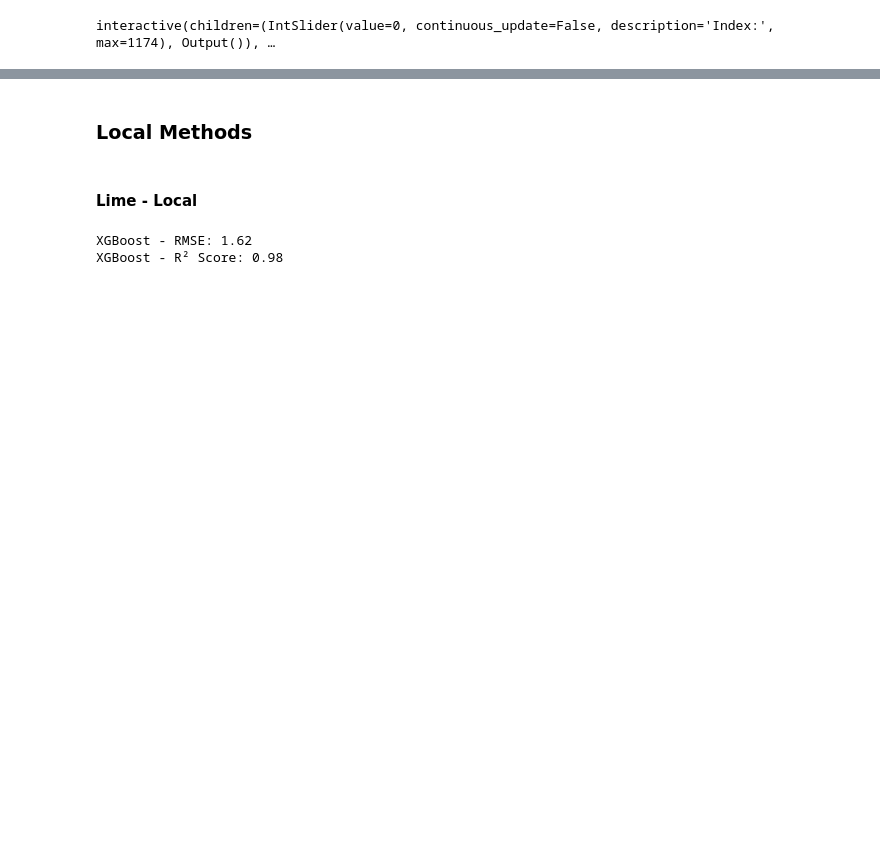
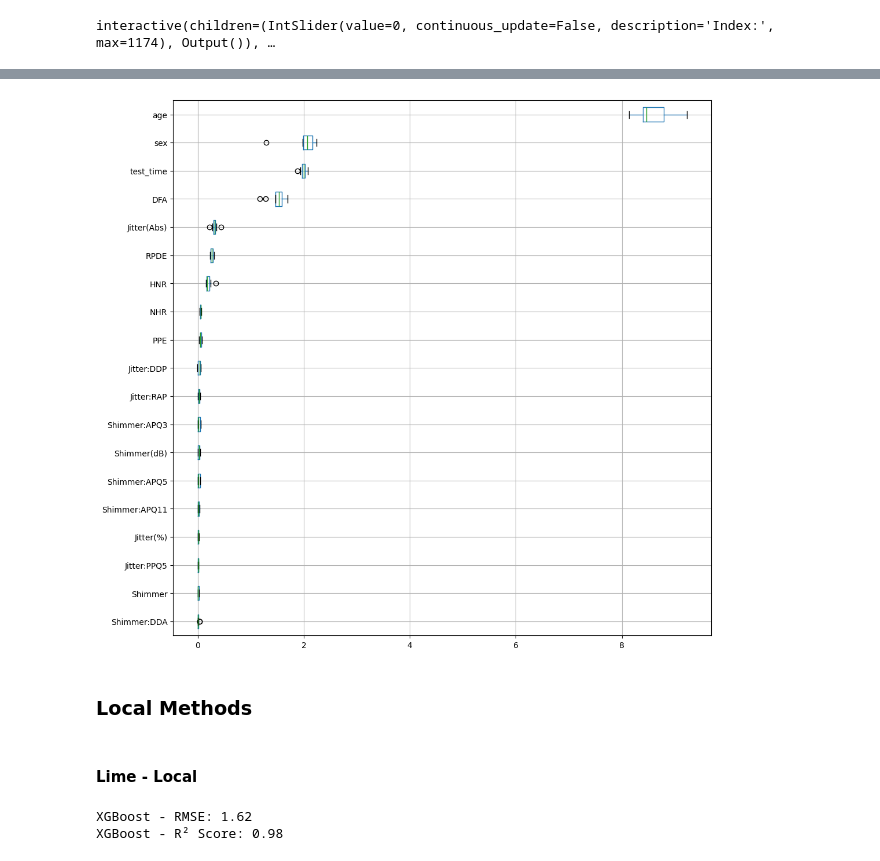
Before and after one commit to Michel93DM/XAI_methods, a Jupyter notebook: Notebooks/parkinson_telemonitoring.ipynb, the cells around one changed output, grey strips where cells are left out. Cells and saved outputs as stored; diff of their text form; code cells hidden in the pictures; blank space fills up the shorter version.

```diff
--- a/Notebooks/parkinson_telemonitoring.ipynb
+++ b/Notebooks/parkinson_telemonitoring.ipynb
@@ -302,3 +319,15 @@ for i, feature in enumerate(X.columns[:3]):
+# %%
+flofo_imp = FLOFOImportance(trained_model=pipeline, validation_df=pd.concat([X_test, y_test], axis=1),
+                           features=X_test.columns,
+                           target = "total_UPDRS",
+                           scoring="neg_mean_absolute_error")
+
+# get the mean and standard deviation of the importances in pandas format
+importance_df2 = flofo_imp.get_importance()
+
+plot_importance(importance_df2, figsize=(12, 12), kind="box")
+# %% [output]
+[figure, added]
 # %% [markdown]
 ### **Local Methods**
 # %% [markdown]
```
Also changed, not shown: parts of 18 cells of this notebook, 5 other files.
